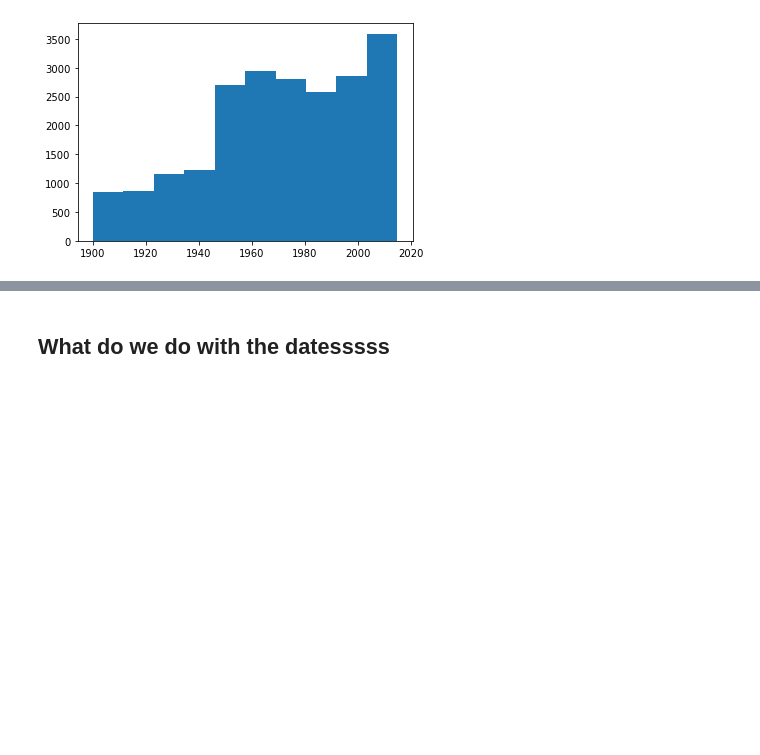
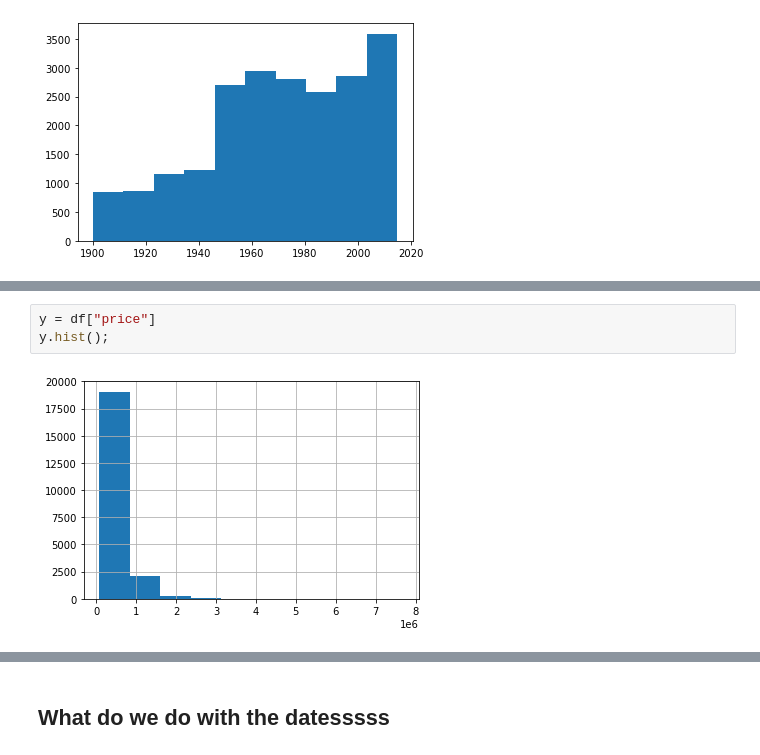
Before and after one commit to DrewFHolcombe/Housing-Sales-Analysis, a Jupyter notebook: Scratch Code/Drew.ipynb, the cells around one changed output, grey strips where cells are left out. Cells and saved outputs as stored; diff of their text form; blank space fills up the shorter version.

```diff
--- a/Scratch Code/Drew.ipynb
+++ b/Scratch Code/Drew.ipynb
@@ -266,0 +280,5 @@ Everything else seems normal. With the data cleaned, let's take a closer look.
+# %%
+y = df["price"]
+y.hist();
+# %% [output]
+[figure, added]
```
Also changed, not shown: parts of 83 cells of this notebook.
